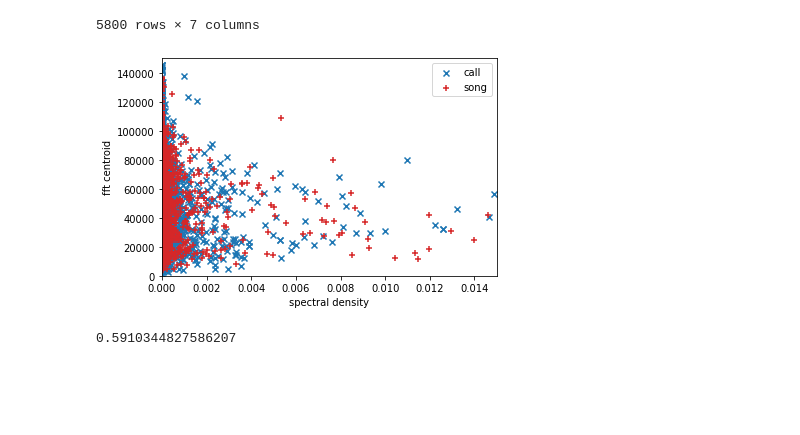
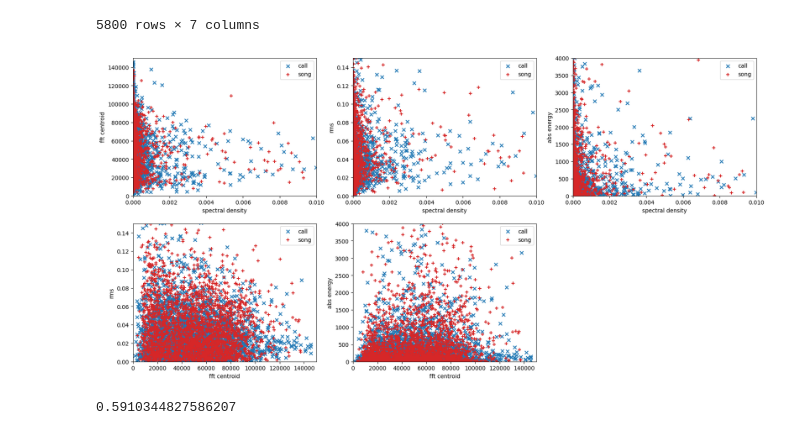
Before and after one commit to adithyabsk/bird_audio, a Jupyter notebook: notebooks/2.0-mk-audio-model.ipynb, the cells around one changed output. Saved outputs shown, nothing was run; the diff lists cells and outputs as text; code cells hidden in the pictures; blank space fills up the shorter version.

Commit message:
Plotting audio features, filling in final report

```diff
--- a/notebooks/2.0-mk-audio-model.ipynb
+++ b/notebooks/2.0-mk-audio-model.ipynb
@@ -33,6 +33,9 @@ from concurrent.futures import ProcessPoolExecutor
 import pickle
 
 ROOT_PATH = Path("..")
+
+plt.rcParams['figure.figsize'] = [20, 10]
+plt.rcParams['figure.dpi'] = 100
 # %% [markdown]
 # Get ids, labels, and train-test splits
 # %%
@@ -160,23 +163,37 @@ X_df
 # %%
 # plot features
 full_df = X_df.copy()
 full_df['label'] = y_df
 full_df
 
-ix = full_df['val__spkt_welch_density__coeff_8']
-iy = full_df['val__fft_aggregated__aggtype_"centroid"'] # spectral centroid
-
-def plot_audio_byfeat():
+def plot_audio_byfeat(ix, iy, x_title, y_title, x_lim=None, y_lim=None):
     plt.scatter(ix.loc[full_df['label']==1], iy.loc[full_df['label']==1], marker='x', color='C0')
     plt.scatter(ix.loc[full_df['label']==0], iy.loc[full_df['label']==0], marker='+', color='C3')
-    plt.xlim([0,.015])
-    plt.ylim([0,150000])
-    plt.xlabel("spectral density")
-    plt.ylabel("fft centroid")
+    if (x_lim != None): plt.xlim([0,x_lim])
+    if (y_lim != None): plt.ylim([0,y_lim])
+    plt.xlabel(x_title)
+    plt.ylabel(y_title)
     plt.legend(['call', 'song'])
-plot_audio_byfeat()
+
+spectral_density = full_df['val__spkt_welch_density__coeff_8']
+fft_centroid = full_df['val__fft_aggregated__aggtype_"centroid"']
+fft_kurtosis = full_df['val__fft_aggregated__aggtype_"kurtosis"']
+rms = full_df['val__root_mean_square']
+abs_energy = full_df['val__abs_energy']
+
+
+plt.subplot(2,3,1)
+plot_audio_byfeat(spectral_density, fft_centroid, "spectral density", "fft centroid", .01, 150000)
+plt.subplot(2,3,2)
+plot_audio_byfeat(spectral_density, rms, "spectral density", "rms", .01, .15)
+plt.subplot(2,3,3)
+plot_audio_byfeat(spectral_density, abs_energy, "spectral density", "abs energy", .01, 4000)
+plt.subplot(2,3,4)
+plot_audio_byfeat(fft_centroid, rms, "fft centroid", "rms", 150000, .15)
+plt.subplot(2,3,5)
+plot_audio_byfeat(fft_centroid, abs_energy, "fft centroid", "abs energy", 150000, 4000)
 # %% [output]
-[figure, old version]
+[figure, new version]
 # %%
 # get train-test split of features
 
```
Also changed, not shown: parts of 2 cells of this notebook, 9 other files.
